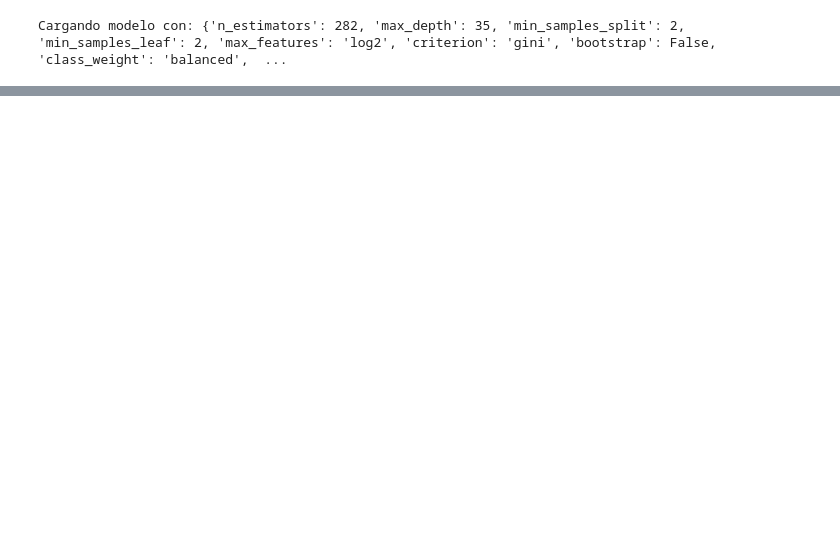
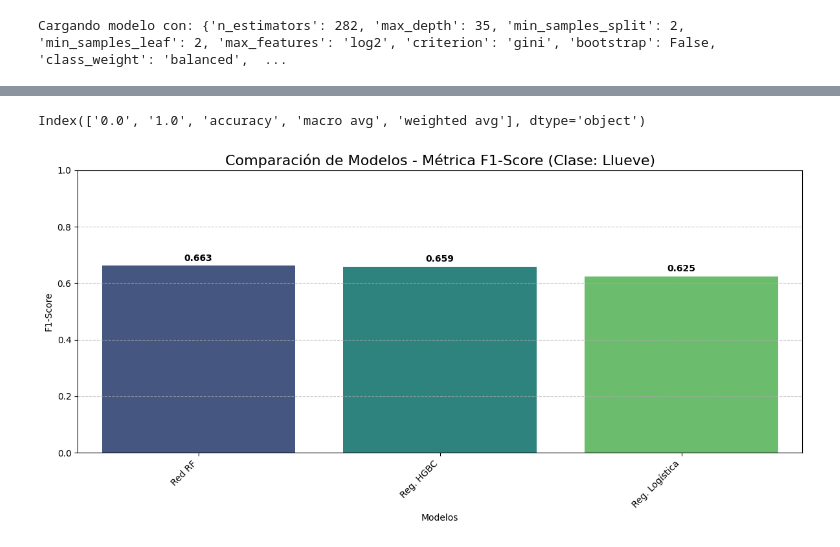
Before and after one commit to NicolasCalabozo/PrediccionLluviasAustralia, a Jupyter notebook: Pipeline_Produccion.ipynb, the cells around one changed output, grey strips where cells are left out. Cells and saved outputs as stored; diff of their text form; code cells hidden in the pictures; blank space fills up the shorter version.

```diff
--- a/Pipeline_Produccion.ipynb
+++ b/Pipeline_Produccion.ipynb
@@ -338,0 +225,6 @@ weighted avg       0.85      0.84      0.85     28439
+# %%
+# 2. Ver el reporte detallado
+print("Reporte de Clasificación - RandomForest op:")
+reporte_rf = classification_report(y_test, y_pred_rf_op, output_dict= True)
+df_reporte_rf = pd.DataFrame(reporte_rf).transpose()
+df_reporte_rf.style.background_gradient(cmap = 'Blues').format("{:.2f}")
@@ -338,0 +239,28 @@ weighted avg       0.85      0.84      0.85     28439
+# %%
+print(df_reporte_train_1.index)
+# %% [output]
+Index(['0.0', '1.0', 'accuracy', 'macro avg', 'weighted avg'], dtype='object')
+# %%
+resultados_f1 = {
+    'Reg. Logística': df_reporte_train_1.loc['1.0', 'f1-score'],
+    'Reg. HGBC': df_reporte_hgbc.loc['1.0', 'f1-score'],
+    'Red RF': df_reporte_rf.loc['1.0', 'f1-score']
+}
+
+df_comparacion = pd.DataFrame.from_dict(resultados_f1, orient = 'index', columns = ['F1-Score'])
+df_comparacion = df_comparacion.sort_values('F1-Score', ascending = False)
+plt.figure(figsize = (12, 6))
+ax = sns.barplot(x = df_comparacion.index, y = df_comparacion['F1-Score'], palette = 'viridis')
+for i, v in enumerate(df_comparacion['F1-Score']):
+    ax.text(i, v + 0.01, f'{v:.3f}', ha='center', va='bottom', fontweight='bold')
+
+plt.title('Comparación de Modelos - Métrica F1-Score (Clase: Llueve)', fontsize=16)
+plt.ylabel('F1-Score')
+plt.xlabel('Modelos')
+plt.xticks(rotation = 45, ha = 'right')
+plt.ylim(0, 1.0)
+plt.grid(axis = 'y', linestyle = '--', alpha = 0.7)
+plt.tight_layout()
+plt.show()
+# %% [output]
+[figure, added]
```
Also changed, not shown: parts of 15 cells of this notebook, 6 other files.
